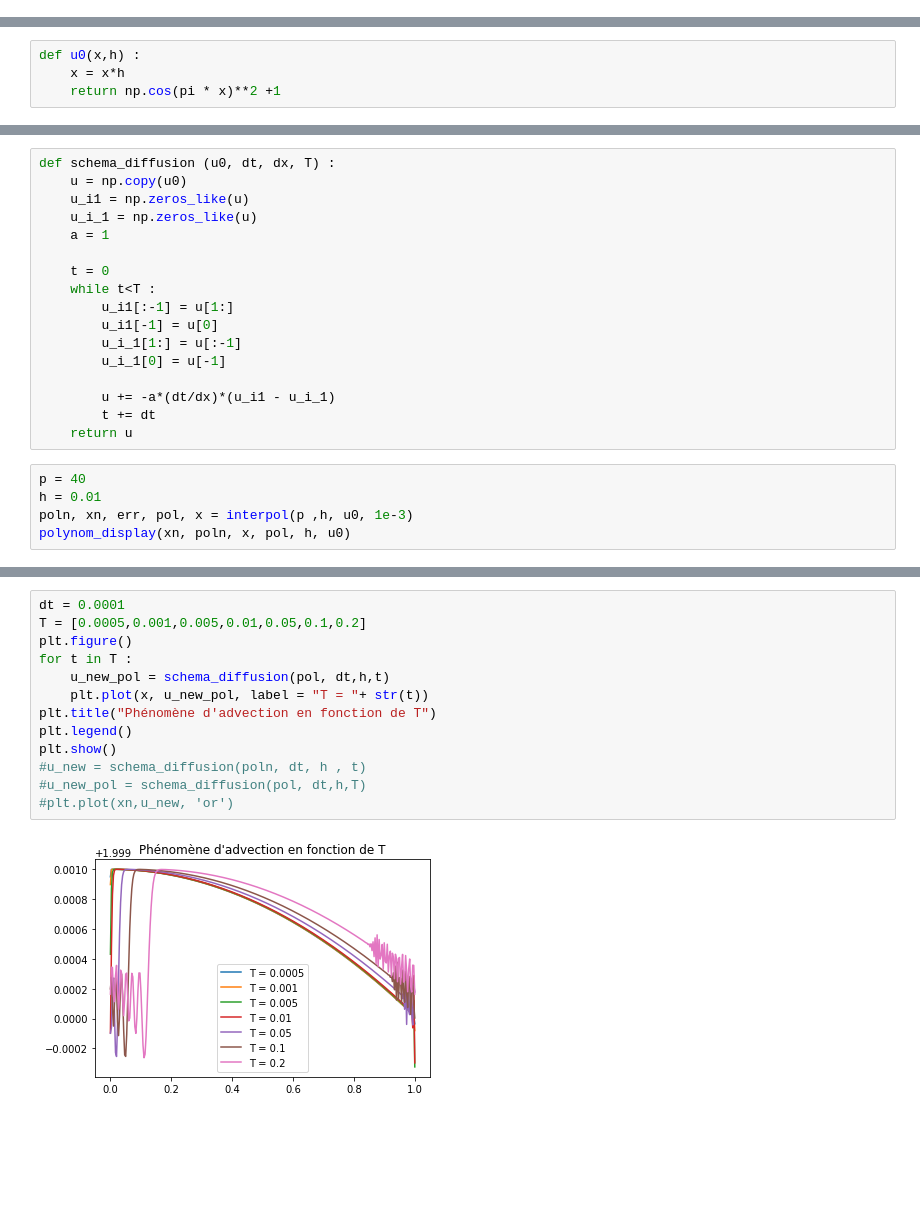
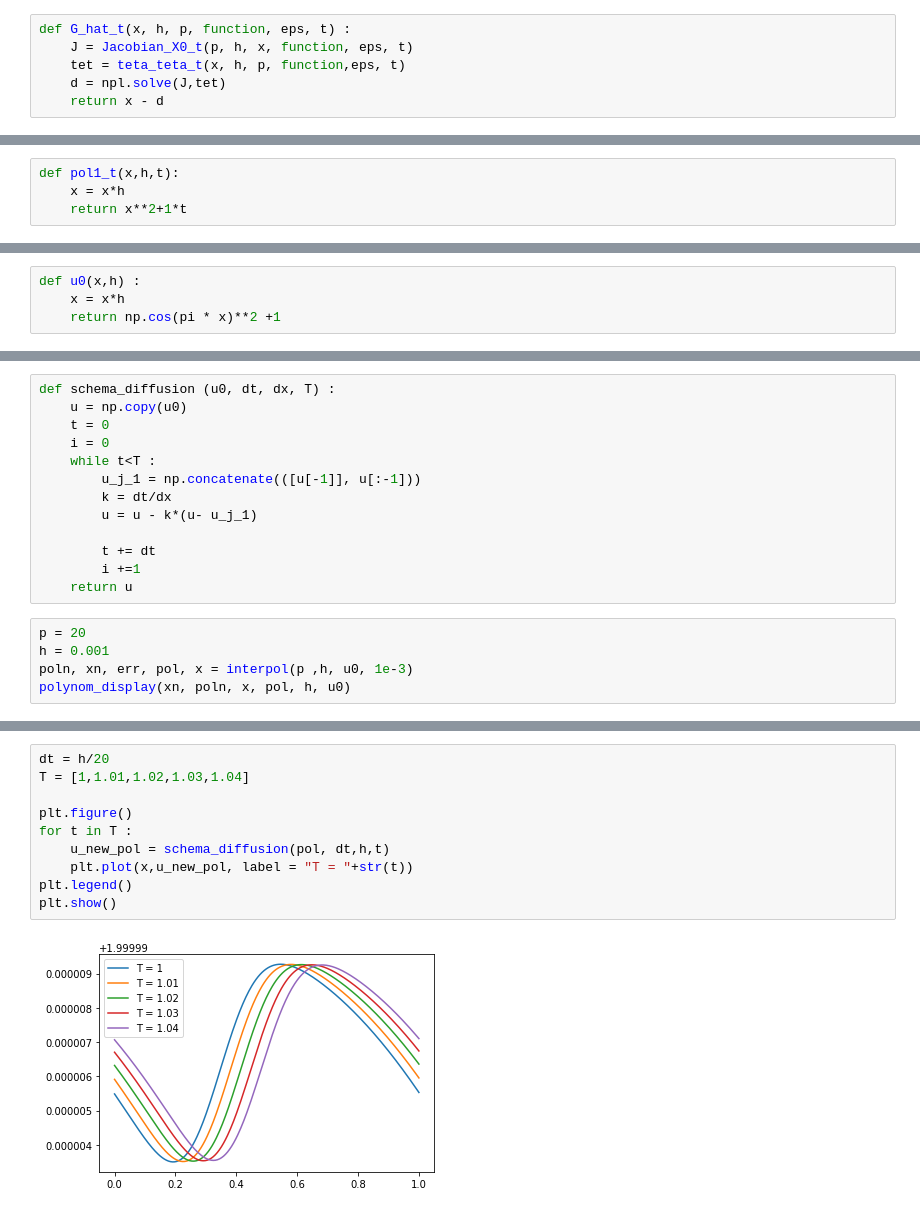
Before and after one commit to gerier/GestionDeProjet4A, a Jupyter notebook: Script_projet.ipynb, the cells around one changed output, grey strips where cells are left out. Drawn from its saved outputs; the diff is of its cells as text; blank space fills up the shorter version.

```diff
--- a/Script_projet.ipynb
+++ b/Script_projet.ipynb
@@ -222,0 +268,6 @@ def find_order(x, err) :
+# %%
+def G_hat_t(x, h, p, function, eps, t) :
+    J = Jacobian_X0_t(p, h, x, function, eps, t)
+    tet = teta_teta_t(x, h, p, function,eps, t)
+    d = npl.solve(J,tet)
+    return x - d
@@ -362,0 +477,4 @@ plt.plot(x , gaussienne(x,h))
+# %%
+def pol1_t(x,h,t):
+    x = x*h
+    return x**2+1*t
@@ -1047,23 +1263,19 @@ plt.show()
 # %%
 def schema_diffusion (u0, dt, dx, T) :
     u = np.copy(u0)
-    u_i1 = np.zeros_like(u)
-    u_i_1 = np.zeros_like(u)
-    a = 1
+    t = 0
+    i = 0
+    while t<T :
+        u_j_1 = np.concatenate(([u[-1]], u[:-1]))
+        k = dt/dx
+        u = u - k*(u- u_j_1)
 
-    t = 0
-    while t<T :
-        u_i1[:-1] = u[1:]
-        u_i1[-1] = u[0]
-        u_i_1[1:] = u[:-1]
-        u_i_1[0] = u[-1]
-
-        u += -a*(dt/dx)*(u_i1 - u_i_1)
         t += dt
+        i +=1
     return u
 # %%
-p = 40
-h = 0.01
+p = 20
+h = 0.001
 poln, xn, err, pol, x = interpol(p ,h, u0, 1e-3)
 polynom_display(xn, poln, x, pol, h, u0)
 # %% [output]
@@ -1072,15 +1284,12 @@ Nombre d'itérations finales :  1
 # %%
-dt = 0.0001
-T = [0.0005,0.001,0.005,0.01,0.05,0.1,0.2]
+dt = h/20
+T = [1,1.01,1.02,1.03,1.04]
+
 plt.figure()
 for t in T :
     u_new_pol = schema_diffusion(pol, dt,h,t)
-    plt.plot(x, u_new_pol, label = "T = "+ str(t))
-plt.title("Phénomène d'advection en fonction de T")
+    plt.plot(x,u_new_pol, label = "T = "+str(t))
 plt.legend()
 plt.show()
-#u_new = schema_diffusion(poln, dt, h , t)
-#u_new_pol = schema_diffusion(pol, dt,h,T)
-#plt.plot(xn,u_new, 'or')
 # %% [output]
-[figure, old version]
+[figure, new version]
```
Also changed, not shown: parts of 69 cells of this notebook.
